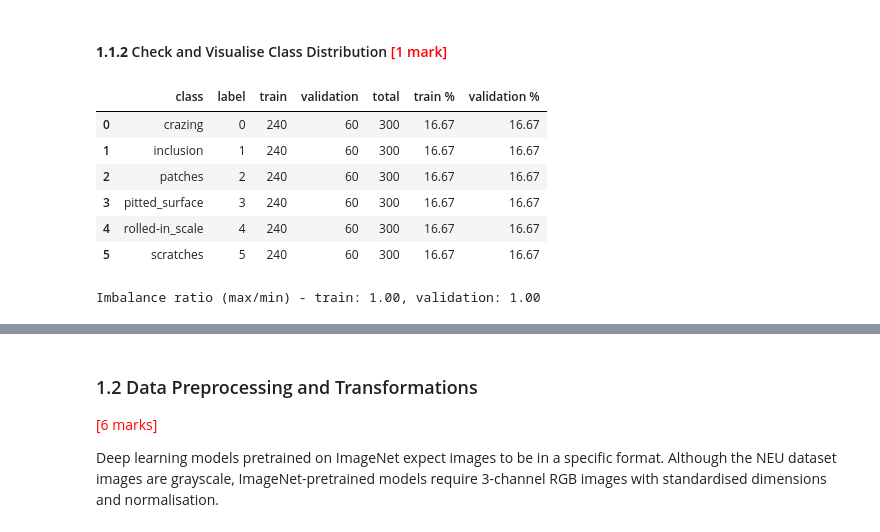
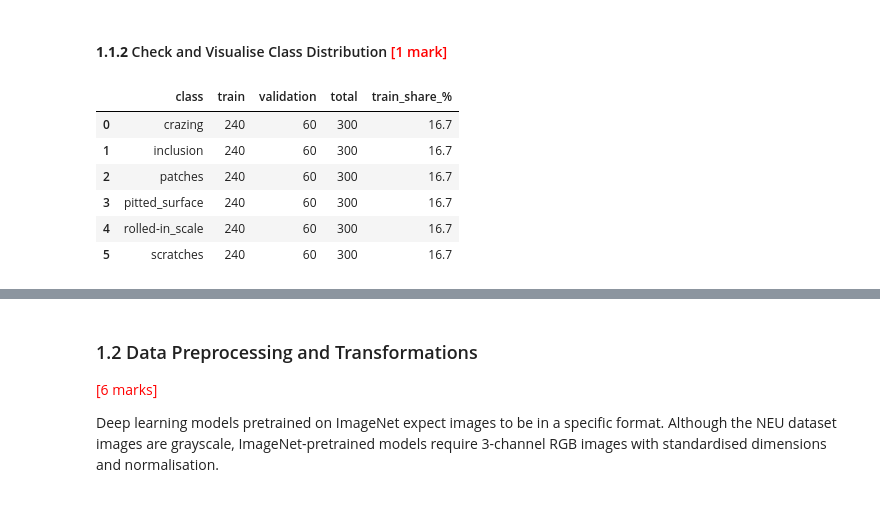
Before and after one commit to bulah16/C7-Project, a Jupyter notebook: Transfer_Learning_Surface_Defect_MBulah.ipynb, the cells around one changed output, grey strips where cells are left out. Drawn from its saved outputs; the diff is of its cells as text; code cells hidden in the pictures.

```diff
--- a/Transfer_Learning_Surface_Defect_MBulah.ipynb
+++ b/Transfer_Learning_Surface_Defect_MBulah.ipynb
@@ -237,29 +233,25 @@ This approach reduces manual labeling effort and ensures consistency between dir
 #### **1.1.2** Check and Visualise Class Distribution <font color=red>[1 mark]</font>
 # %%
 # Dataset Class Distribution
-train_counts = Counter(train_raw.targets)
-val_counts   = Counter(val_raw.targets)
+
+train_counts = Counter(raw_train.targets)
+val_counts = Counter(raw_val.targets)
 
 dist_df = pd.DataFrame({
-    "class": class_names,
-    "label": range(num_classes),
-    "train": [train_counts[i] for i in range(num_classes)],
-    "validation": [val_counts[i] for i in range(num_classes)],
+    "class": CLASS_NAMES,
+    "train": [train_counts[i] for i in range(NUM_CLASSES)],
+    "validation": [val_counts[i] for i in range(NUM_CLASSES)],
 })
 dist_df["total"] = dist_df["train"] + dist_df["validation"]
-dist_df["train %"] = (dist_df["train"] / dist_df["train"].sum() * 100).round(2)
-dist_df["validation %"] = (dist_df["validation"] / dist_df["validation"].sum() * 100).round(2)
-display(dist_df)
-print(f"Imbalance ratio (max/min) - train: {max(train_counts.values())/min(train_counts.values()):.2f}, "
-      f"validation: {max(val_counts.values())/min(val_counts.values()):.2f}")
+dist_df["train_share_%"] = (100 * dist_df["train"] / dist_df["train"].sum()).round(1)
+dist_df
 # %% [output]
-|  | class | label | train | validation | total | train % | validation % |
-| 0 | crazing | 0 | 240 | 60 | 300 | 16.67 | 16.67 |
-| 1 | inclusion | 1 | 240 | 60 | 300 | 16.67 | 16.67 |
-| 2 | patches | 2 | 240 | 60 | 300 | 16.67 | 16.67 |
-| 3 | pitted_surface | 3 | 240 | 60 | 300 | 16.67 | 16.67 |
-| 4 | rolled-in_scale | 4 | 240 | 60 | 300 | 16.67 | 16.67 |
-| 5 | scratches | 5 | 240 | 60 | 300 | 16.67 | 16.67 |
+|  | class | train | validation | total | train_share_% |
+| 0 | crazing | 240 | 60 | 300 | 16.7 |
+| 1 | inclusion | 240 | 60 | 300 | 16.7 |
+| 2 | patches | 240 | 60 | 300 | 16.7 |
+| 3 | pitted_surface | 240 | 60 | 300 | 16.7 |
+| 4 | rolled-in_scale | 240 | 60 | 300 | 16.7 |
+| 5 | scratches | 240 | 60 | 300 | 16.7 |
-Imbalance ratio (max/min) - train: 1.00, validation: 1.00
 # %%
 # Visualise class distribution
```
Also changed, not shown: parts of 43 cells of this notebook.
